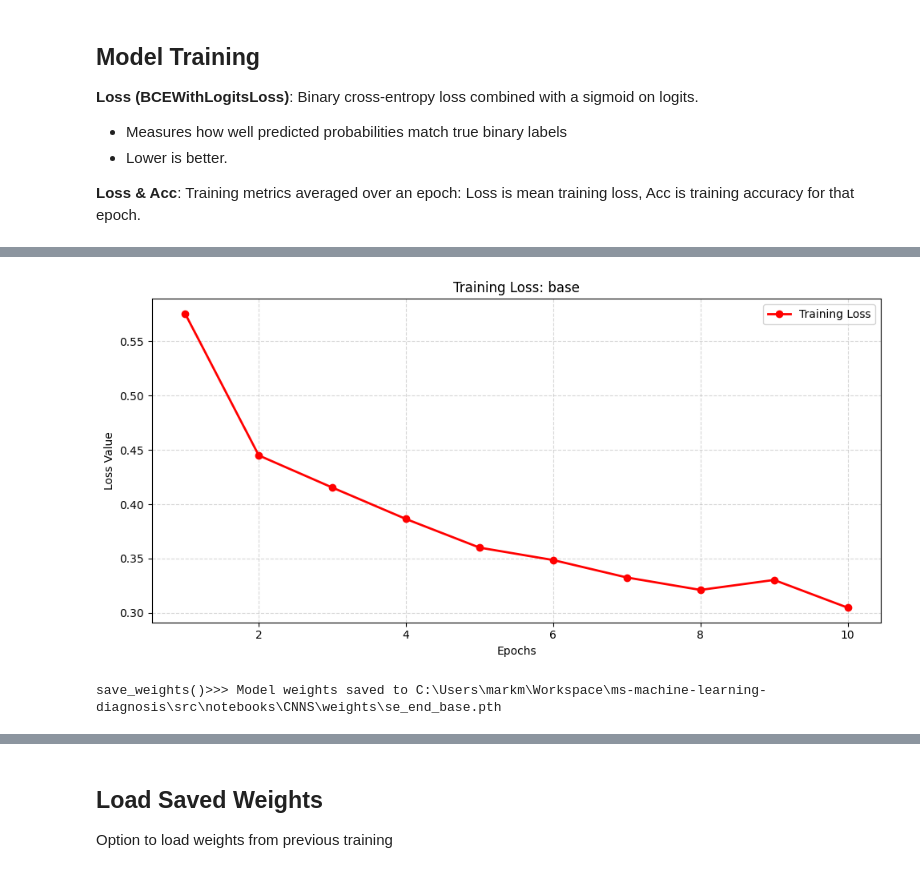
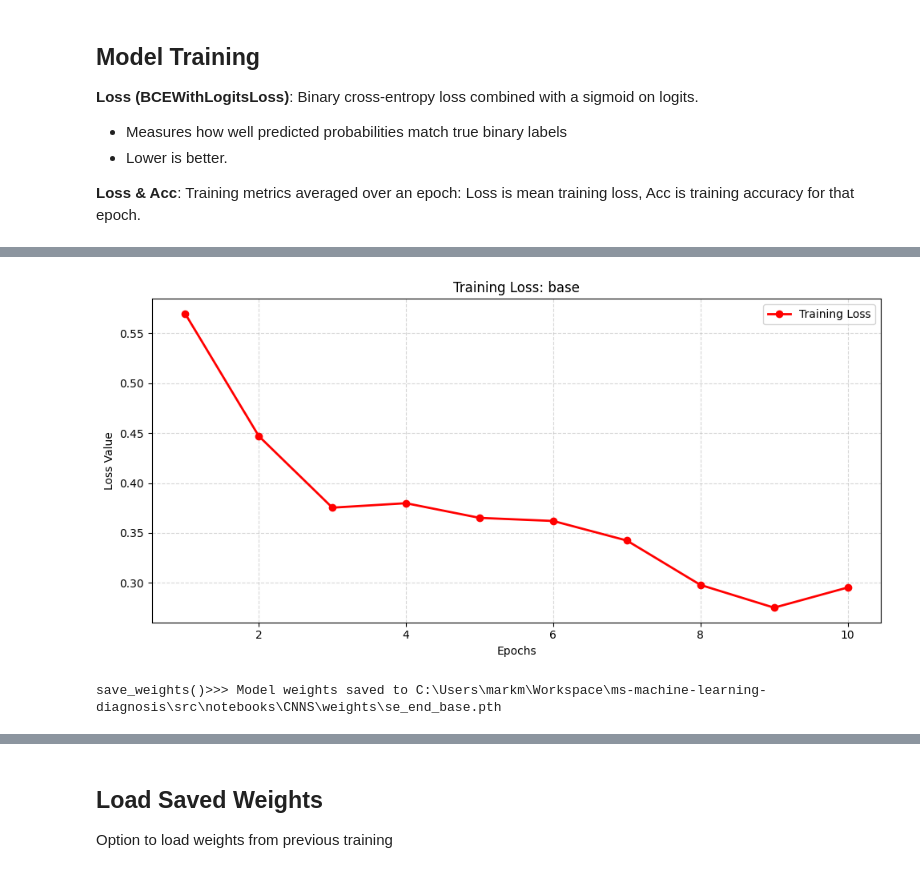
Before and after one commit to Mark-McNaught/ms-machine-learning-diagnosis, a Jupyter notebook: src/notebooks/CNNS/SE-End-ResNet18-Model.ipynb, the cells around one changed output, grey strips where cells are left out. Drawn from its saved outputs; the diff is of its cells as text; code cells hidden in the pictures.

```diff
--- a/src/notebooks/CNNS/SE-End-ResNet18-Model.ipynb
+++ b/src/notebooks/CNNS/SE-End-ResNet18-Model.ipynb
@@ -84,21 +68,27 @@ train_configs = {
     "base": {
         "num_epochs": 10,
         "lr": 1e-3,
-        "parameters": "head",          # train only classifier head
+        "parameters": "head_and_attention",
         "optimiser": optim.Adam,
         "criterion": nn.BCEWithLogitsLoss(),
     },
     "fine_tune": {
         "num_epochs": 5,
-        "lr": 1e-5,                    # lower LR for fine-tuning
-        "parameters": "all",           # train backbone + head
+        "lr": 1e-5,
+        "parameters": "all",
         "optimiser": optim.Adam,
         "criterion": nn.BCEWithLogitsLoss(),
     },
 }
 # %%
 # Base training phase - only training classifier head
-train_losses, train_accuracies = trainer.train_model(model, train_loader, config_name="base", train_configs=train_configs)
+train_losses, train_accuracies = trainer.train_model(
+    model, train_loader,
+    config_name="base",
+    train_configs=train_configs,
+    verbose=True  # <- prints trainable/frozen params
+)
+
 trainer.plot(train_losses, train_accuracies, config_name="base")
 
 trainer.save_weights(model, WEIGHTS_DIR / "se_end_base.pth")
@@ -116,4 +113,4 @@ trainer.save_weights(model, WEIGHTS_DIR / "se_end_base.pth")
-[figure, old version]
+[figure, new version]
 save_weights()>>> Model weights saved to C:\Users\markm\Workspace\ms-machine-learning-diagnosis\src\notebooks\CNNS\weights\se_end_base.pth
 # %%
 # Fine-tuning phase - training entire model
```
Also changed, not shown: parts of 7 cells of this notebook, 17 other files.
